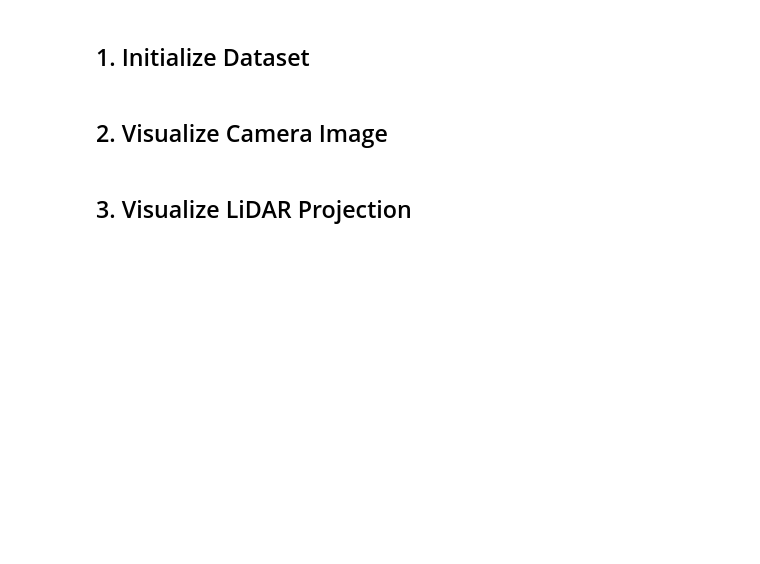
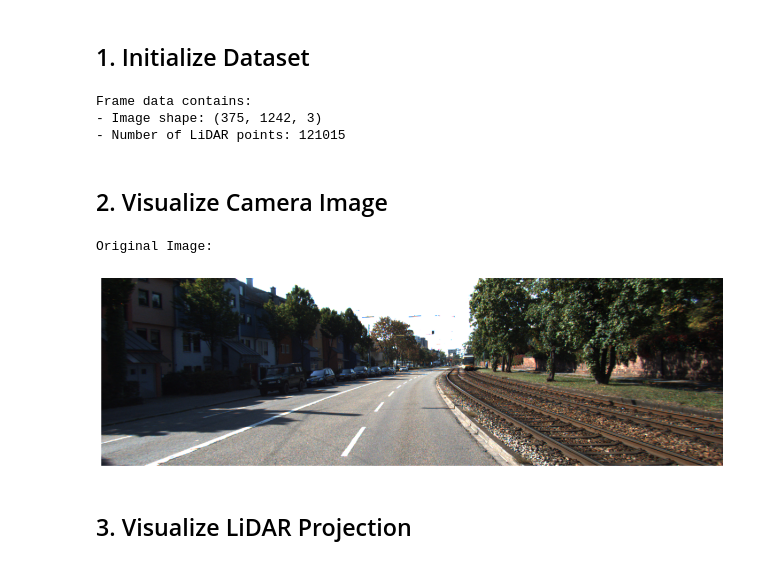
Before and after one commit to awsmak/fusiontrack3d, a Jupyter notebook: notebooks/01_data_visualization.ipynb, the cells around one changed output. Cells and saved outputs as stored; diff of their text form; code cells hidden in the pictures; blank space fills up the shorter version.

```diff
--- a/notebooks/01_data_visualization.ipynb
+++ b/notebooks/01_data_visualization.ipynb
@@ -32,2 +33,19 @@ print(f"Number of frames available: {len(dataset.frame_indices)}")
+# %%
+dataset = KITTIDataset(
+    base_path='/workspace/data/kitti/raw',
+    date='2011_09_26',
+    drive='0001'
+)
+
+# load frame
+frame_data = dataset.get_frame_data(0) # 0= 1st frame
+
+print("Frame data contains:")
+print(f"- Image shape: {frame_data['image'].shape}")
+print(f"- Number of LiDAR points: {frame_data['points'].shape[0]}")
+# %% [output]
+Frame data contains:
+- Image shape: (375, 1242, 3)
+- Number of LiDAR points: 121015
 # %% [markdown]
 ## 2. Visualize Camera Image
@@ -44,3 +52,9 @@ plt.show()
+# %%
+print("Original Image:")
+DataVisualizer.visualize_frame(frame_data, show_lidar_overlay=False)
+# %% [output]
+Original Image:
+[figure, added]
 # %% [markdown]
 ## 3. Visualize LiDAR Projection
 # %%
```
Also changed, not shown: parts of 9 cells of this notebook.
